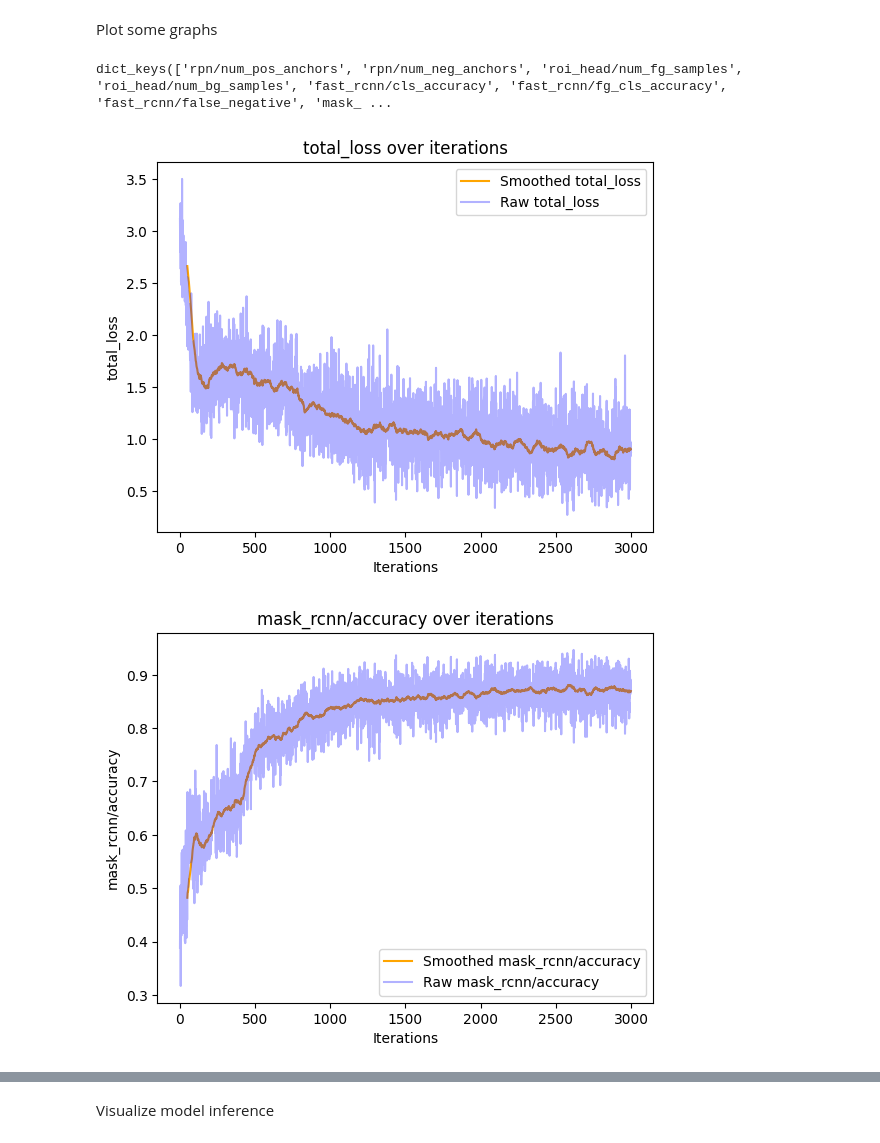
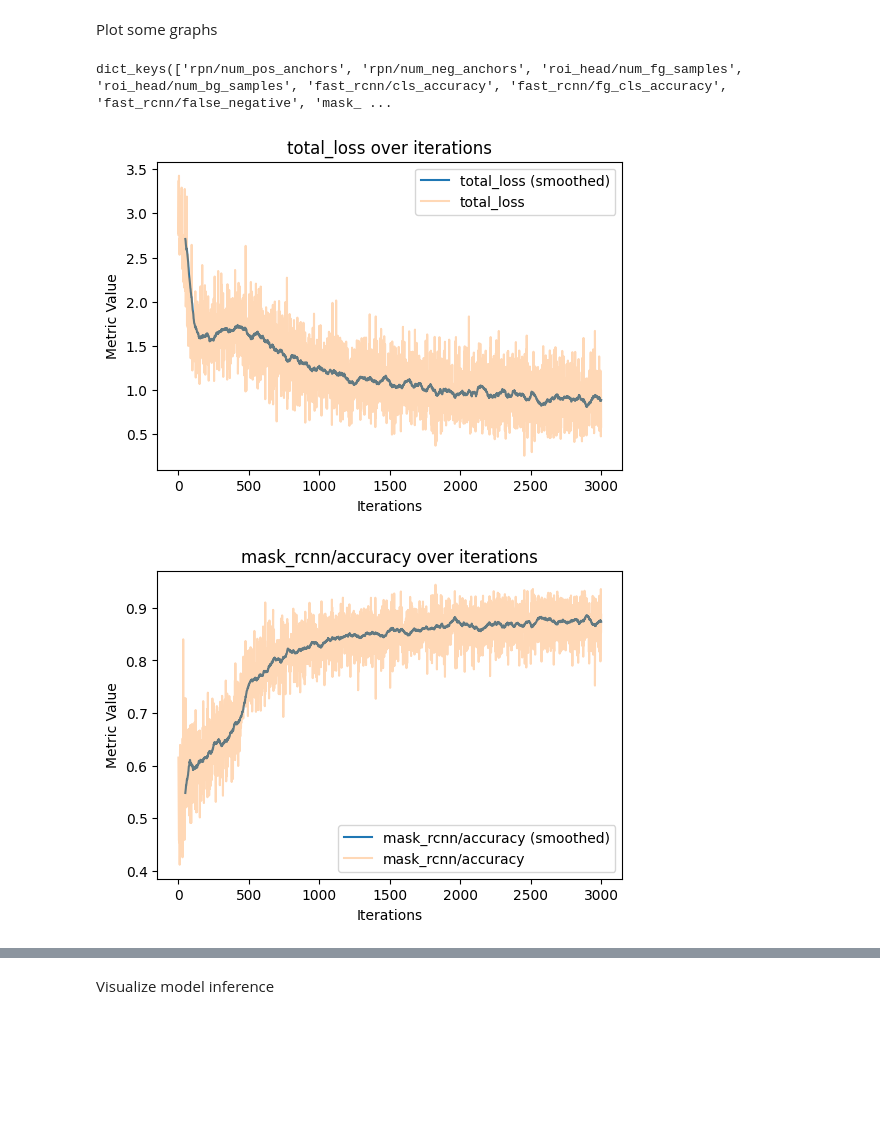
Before and after one commit to Kirk-KD/caries-segmentation, a Jupyter notebook: caries.ipynb, the cells around one changed output, grey strips where cells are left out. Drawn from its saved outputs; the diff is of its cells as text; code cells hidden in the pictures; blank space fills up the shorter version.

```diff
--- a/caries.ipynb
+++ b/caries.ipynb
@@ -123,7 +124,7 @@ cfg.SOLVER.BASE_LR = 0.00025
 cfg.SOLVER.MAX_ITER = 3000
 cfg.SOLVER.STEPS = [2000, 2500]
 cfg.SOLVER.GAMMA = 0.5
-cfg.TEST.EVAL_PERIOD = 500
+cfg.TEST.EVAL_PERIOD = 300
 cfg.MODEL.ROI_HEADS.BATCH_SIZE_PER_IMAGE = 128
 cfg.MODEL.ROI_HEADS.NUM_CLASSES = 3
 cfg.MODEL.ROI_HEADS.SCORE_THRESH_TEST = 0.05
@@ -284,6 +285,12 @@ class MyTrainer(DefaultTrainer):
 
         return build_detection_train_loader(cfg, sampler=sampler)
 
+    @classmethod
+    def build_evaluator(cls, cfg, dataset_name, output_folder=None):
+        if output_folder is None:
+            output_folder = os.path.join(cfg.OUTPUT_DIR, "inference")
+        return COCOEvaluator(dataset_name, cfg, True, output_folder)
+
 try:
   trainer = MyTrainer(cfg)
 except RuntimeError:
@@ -523,33 +623,46 @@ OrderedDict([('bbox',
 # %% [markdown]
 Plot some graphs
 # %%
-def plot_metric(metric_name):
-    metrics = []
-    iters = []
+def plot_metric(metric_names, window=50):
+    if isinstance(metric_names, str):
+        metric_names = [metric_names]  # wrap single metric in list
 
-    for event in trainer.storage.history(metric_name).values():
-        iters.append(event[1])
-        metrics.append(event[0])
+    plt.figure(figsize=(6, 4))
 
-    window = 50
-    smooth_metric = np.convolve(metrics, np.ones(window)/window, mode='valid')
+    for metric_name in metric_names:
+        metrics = []
+        iters = []
 
-    plt.plot(iters[window-1:], smooth_metric, label=f"Smoothed {metric_name}", color="orange")
-    plt.plot(iters, metrics, alpha=0.3, label=f"Raw {metric_name}", color="blue")
+        for event in trainer.storage.history(metric_name).values():
+            iters.append(event[1])
+            metrics.append(event[0])
+
+        # smoothing
+        if len(metrics) >= window:
+            smooth_metric = np.convolve(metrics, np.ones(window)/window, mode='valid')
+            plt.plot(iters[window-1:], smooth_metric, label=f"{metric_name} (smoothed)")
+
+        plt.plot(iters, metrics, alpha=0.3, label=f"{metric_name}")
+
     plt.xlabel("Iterations")
-    plt.ylabel(metric_name)
-    plt.title(f"{metric_name} over iterations")
+    plt.ylabel("Metric Value")
+    if len(metric_names) == 1:
+        plt.title(f"{metric_names[0]} over iterations")
+    else:
+        plt.title("Metrics over iterations")
     plt.legend()
     plt.show()
 
 print(trainer.storage.histories().keys())
 
 plot_metric("total_loss")
 plot_metric("mask_rcnn/accuracy")
 plot_metric("mask_rcnn/false_negative")
 plot_metric("mask_rcnn/false_positive")
 plot_metric("fast_rcnn/cls_accuracy")
+plot_metric(['bbox/AP', 'bbox/AP50', 'bbox/AP75', 'bbox/APs', 'bbox/APm', 'bbox/APl', 'bbox/AP-caries-enamel', 'bbox/AP-caries-dentin', 'bbox/AP-caries-pulp'])
+plot_metric(['segm/AP', 'segm/AP50', 'segm/AP75', 'segm/APs', 'segm/APm', 'segm/APl', 'segm/AP-caries-enamel', 'segm/AP-caries-dentin', 'segm/AP-caries-pulp'])
 # %% [output]
 dict_keys(['rpn/num_pos_anchors', 'rpn/num_neg_anchors', 'roi_head/num_fg_samples', 'roi_head/num_bg_samples', 'fast_rcnn/cls_accuracy', 'fast_rcnn/fg_cls_accuracy', 'fast_rcnn/false_negative', 'mask_ ...
-[figure, old version]
+[figure, new version]
-[figure, old version]
+[figure, new version]
```
Also changed, not shown: parts of 9 cells of this notebook.
